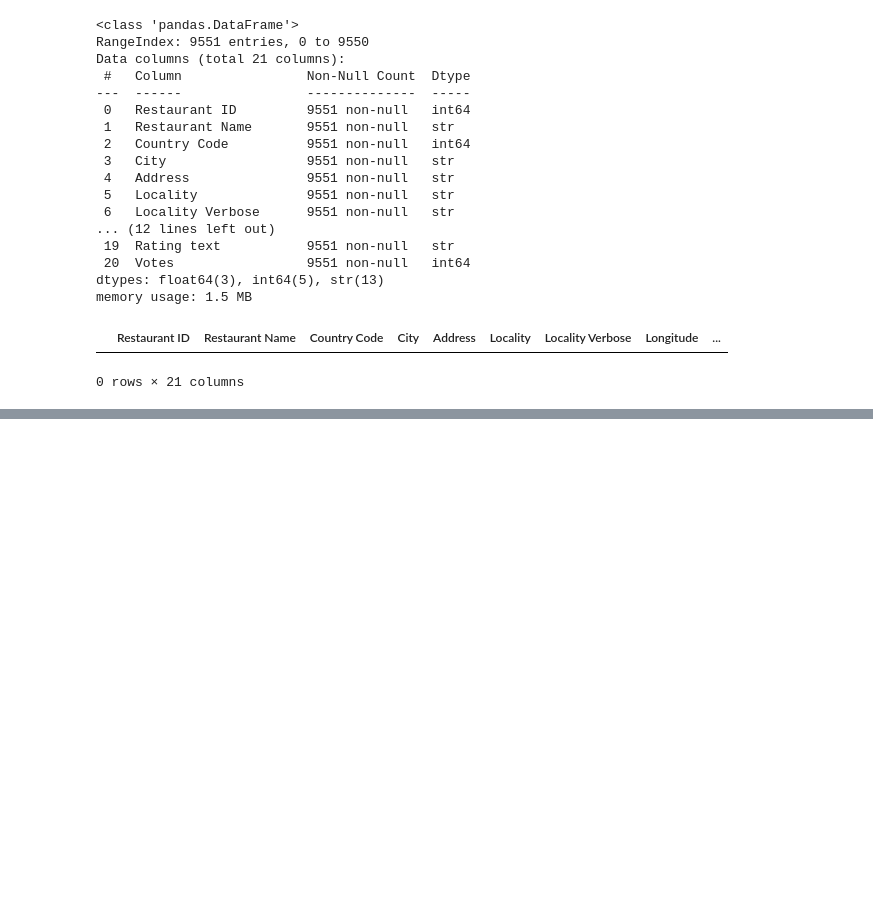
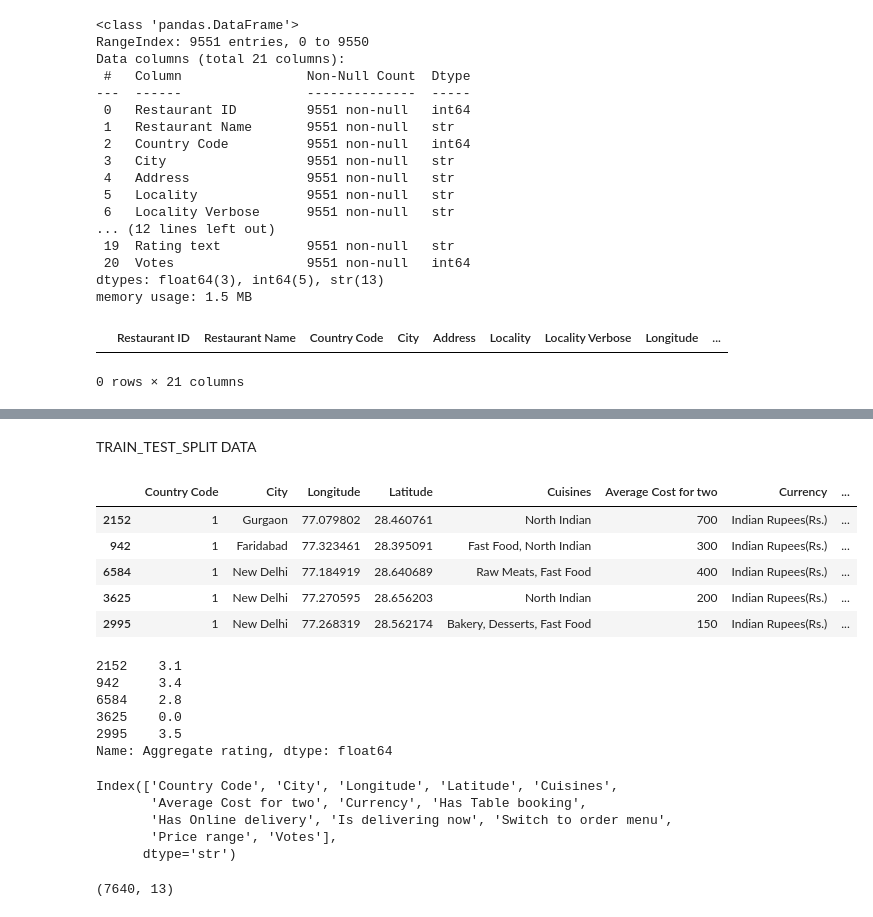
Before and after one commit to Rupesh-Mane/cognifyz-machine-learning-internship, a Jupyter notebook: notebooks/task1.ipynb, the cells around one changed output, grey strips where cells are left out. Drawn from its saved outputs; the diff is of its cells as text; code cells hidden in the pictures; blank space fills up the shorter version.

```diff
--- a/notebooks/task1.ipynb
+++ b/notebooks/task1.ipynb
@@ -79,0 +137,2 @@ df[df.duplicated()]
+# %% [markdown]
+TRAIN_TEST_SPLIT DATA
@@ -79,0 +141,35 @@ df[df.duplicated()]
+# %%
+x=df.drop(columns=["Aggregate rating"])
+y=df["Aggregate rating"]
+# %%
+x_train,x_test,y_train,y_test=train_test_split(x,y,test_size=0.2,random_state=2)
+# %%
+x_train.head()
+# %% [output]
+|  | Country Code | City | Longitude | Latitude | Cuisines | Average Cost for two | Currency | ... |
+| 2152 | 1 | Gurgaon | 77.079802 | 28.460761 | North Indian | 700 | Indian Rupees(Rs.) | ... |
+| 942 | 1 | Faridabad | 77.323461 | 28.395091 | Fast Food, North Indian | 300 | Indian Rupees(Rs.) | ... |
+| 6584 | 1 | New Delhi | 77.184919 | 28.640689 | Raw Meats, Fast Food | 400 | Indian Rupees(Rs.) | ... |
+| 3625 | 1 | New Delhi | 77.270595 | 28.656203 | North Indian | 200 | Indian Rupees(Rs.) | ... |
+| 2995 | 1 | New Delhi | 77.268319 | 28.562174 | Bakery, Desserts, Fast Food | 150 | Indian Rupees(Rs.) | ... |
+# %%
+y_train.head()
+# %% [output]
+2152    3.1
+942     3.4
+6584    2.8
+3625    0.0
+2995    3.5
+Name: Aggregate rating, dtype: float64
+# %%
+x_train.columns
+# %% [output]
+Index(['Country Code', 'City', 'Longitude', 'Latitude', 'Cuisines',
+       'Average Cost for two', 'Currency', 'Has Table booking',
+       'Has Online delivery', 'Is delivering now', 'Switch to order menu',
+       'Price range', 'Votes'],
+      dtype='str')
+# %%
+x_train.shape
+# %% [output]
+(7640, 13)
```
Also changed, not shown: parts of 55 cells of this notebook.
